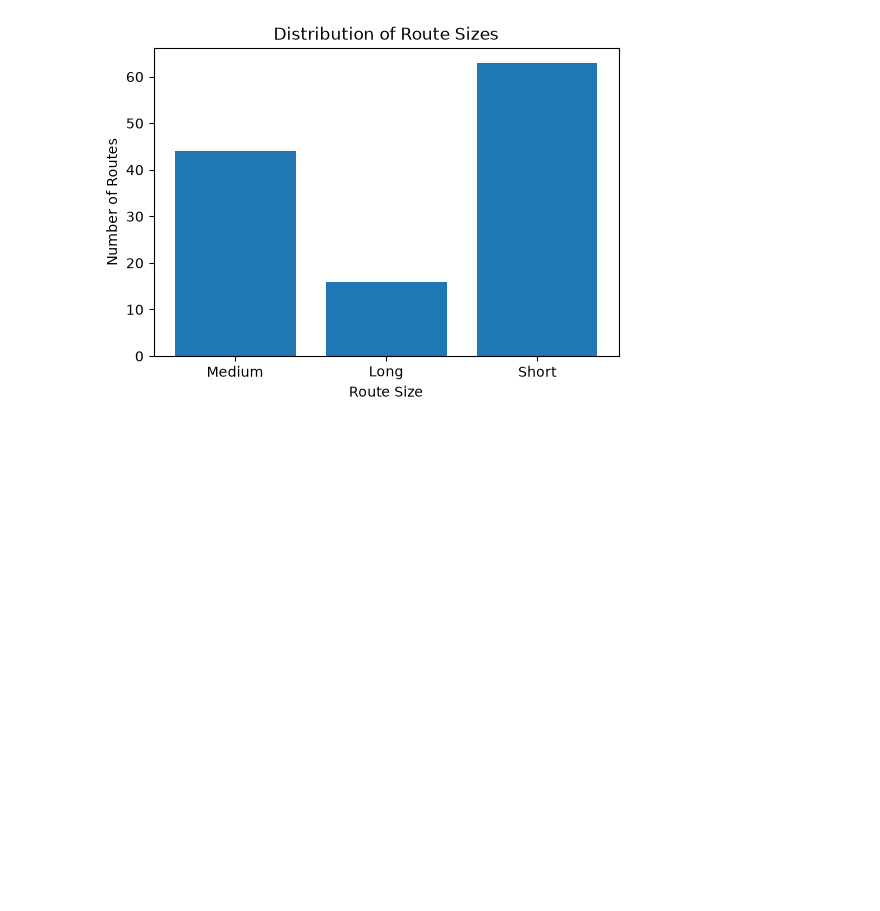
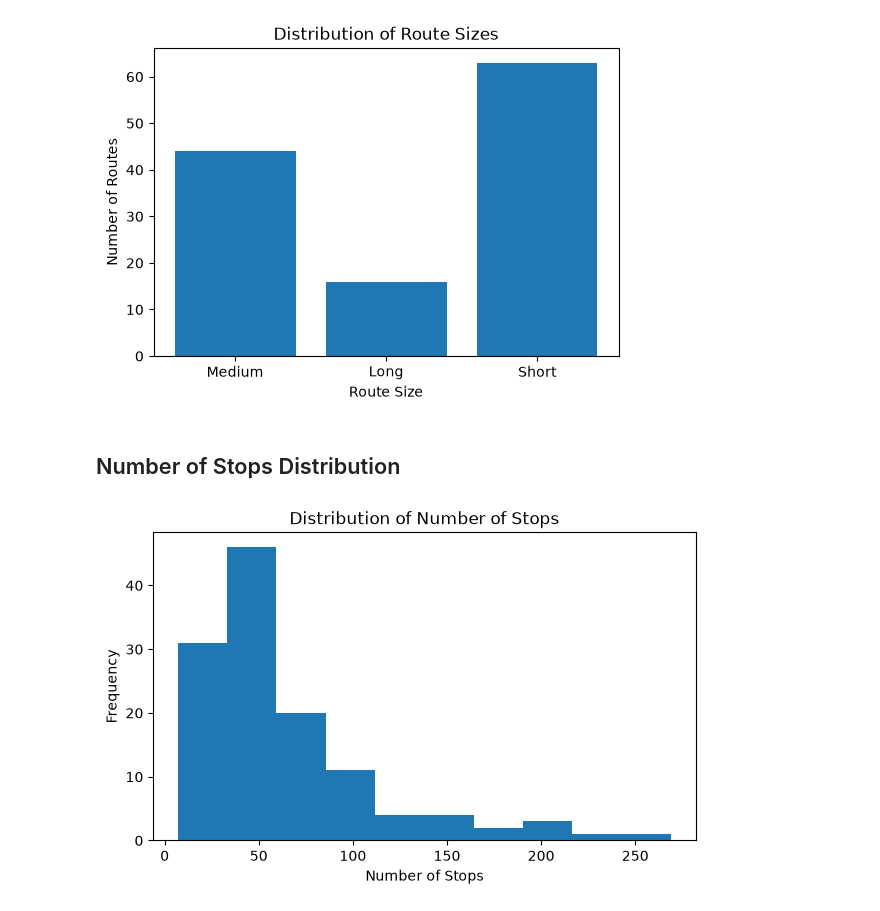
Before and after one commit to uvica/Big_Data_Project, a Jupyter notebook: notebooks/03_eda.ipynb, the cells around one changed output. Cells and saved outputs as stored; diff of their text form; code cells hidden in the pictures; blank space fills up the shorter version.

```diff
--- a/notebooks/03_eda.ipynb
+++ b/notebooks/03_eda.ipynb
@@ -143,3 +143,18 @@ plt.ylabel("Number of Routes")
 plt.show()
 # %% [output]
 [figure]
+# %% [markdown]
+## Number of Stops Distribution
+# %%
+stops = df.select("number_of_stops").toPandas()
+
+import matplotlib.pyplot as plt
+
+plt.figure(figsize=(7,4))
+plt.hist(stops["number_of_stops"], bins=10)
+plt.title("Distribution of Number of Stops")
+plt.xlabel("Number of Stops")
+plt.ylabel("Frequency")
+plt.show()
+# %% [output]
+[figure, added]
```
Also changed, not shown: parts of 5 cells of this notebook.
